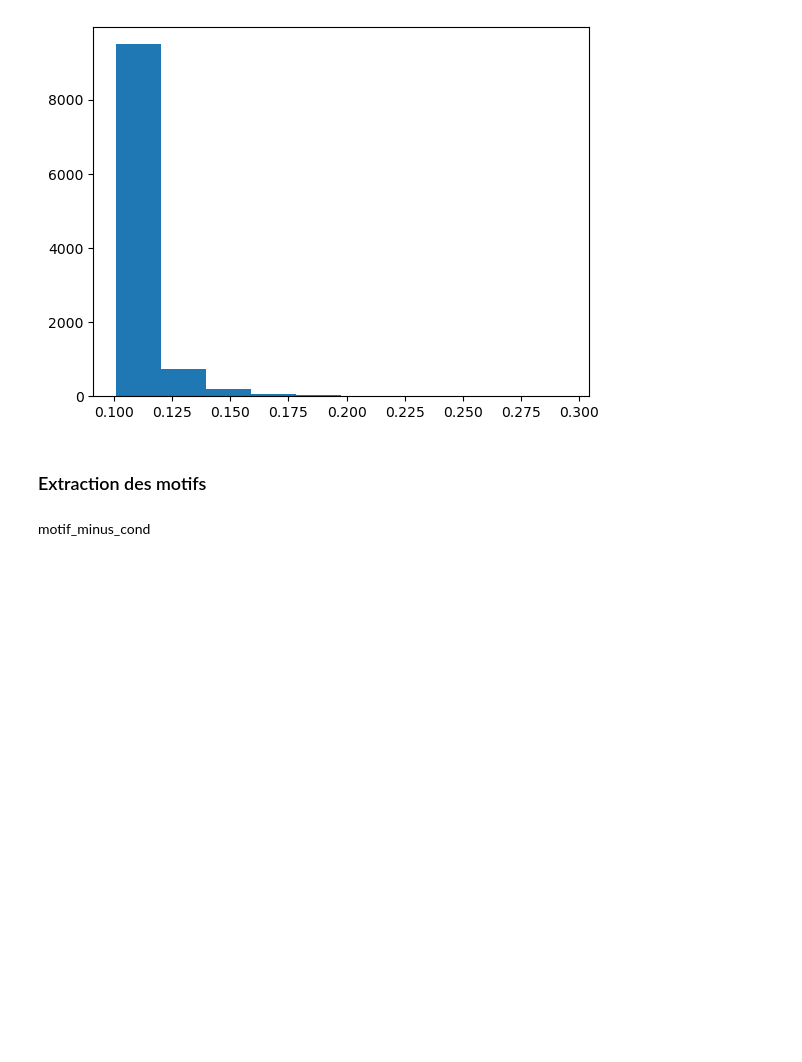
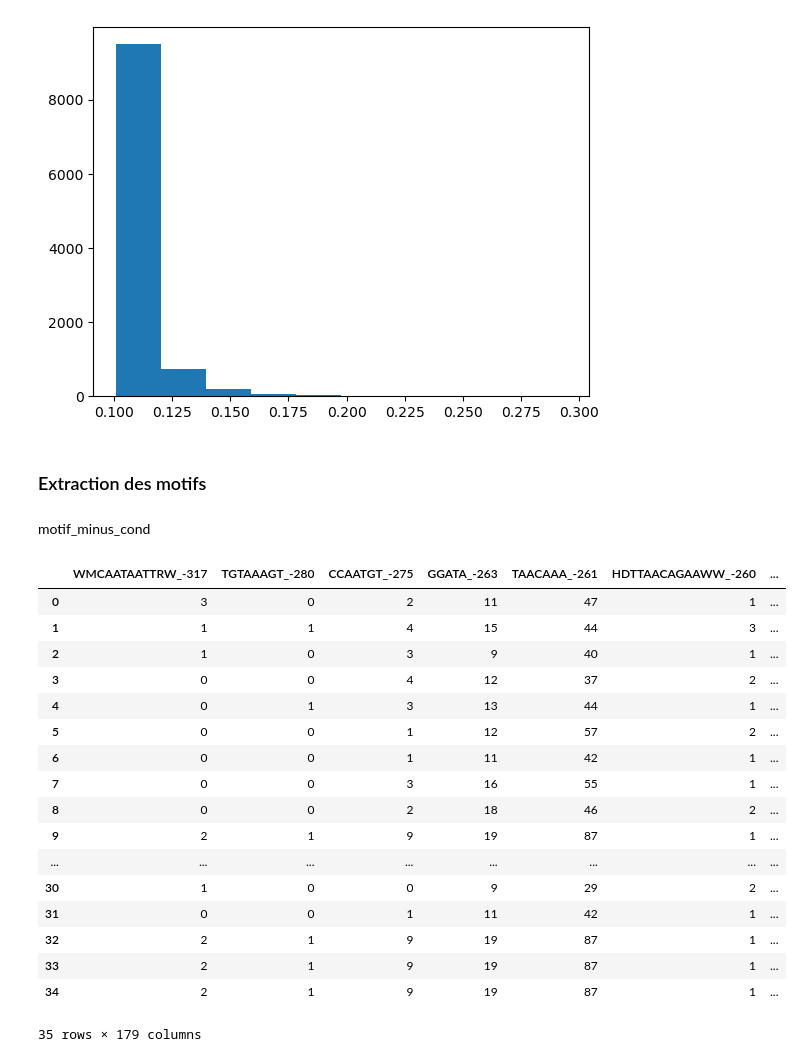
Before and after one commit to JhonatanFelix/Projet_fil_rouge_2024, a Jupyter notebook: motif_frequent_gen.ipynb, the cells around one changed output. Drawn from its saved outputs; the diff is of its cells as text; code cells hidden in the pictures; blank space fills up the shorter version.

```diff
--- a/motif_frequent_gen.ipynb
+++ b/motif_frequent_gen.ipynb
@@ -302,3 +308,24 @@ motif_minus_cond_data["_condition"] = motif_minus_cond["itemsets"].to_list()
+# %%
+motif_plus_cond_data
+# %% [output]
+|  | WMCAATAATTRW_-317 | TGTAAAGT_-280 | CCAATGT_-275 | GGATA_-263 | TAACAAA_-261 | HDTTAACAGAAWW_-260 | ... |
+| 0 | 3 | 0 | 2 | 11 | 47 | 1 | ... |
+| 1 | 1 | 1 | 4 | 15 | 44 | 3 | ... |
+| 2 | 1 | 0 | 3 | 9 | 40 | 1 | ... |
+| 3 | 0 | 0 | 4 | 12 | 37 | 2 | ... |
+| 4 | 0 | 1 | 3 | 13 | 44 | 1 | ... |
+| 5 | 0 | 0 | 1 | 12 | 57 | 2 | ... |
+| 6 | 0 | 0 | 1 | 11 | 42 | 1 | ... |
+| 7 | 0 | 0 | 3 | 16 | 55 | 1 | ... |
+| 8 | 0 | 0 | 2 | 18 | 46 | 2 | ... |
+| 9 | 2 | 1 | 9 | 19 | 87 | 1 | ... |
+| ... | ... | ... | ... | ... | ... | ... | ... |
+| 30 | 1 | 0 | 0 | 9 | 29 | 2 | ... |
+| 31 | 0 | 0 | 1 | 11 | 42 | 1 | ... |
+| 32 | 2 | 1 | 9 | 19 | 87 | 1 | ... |
+| 33 | 2 | 1 | 9 | 19 | 87 | 1 | ... |
+| 34 | 2 | 1 | 9 | 19 | 87 | 1 | ... |
+35 rows × 179 columns
 # %%
 motif_minus_cond_data
 # %% [output]
```
Also changed, not shown: parts of 14 cells of this notebook.
